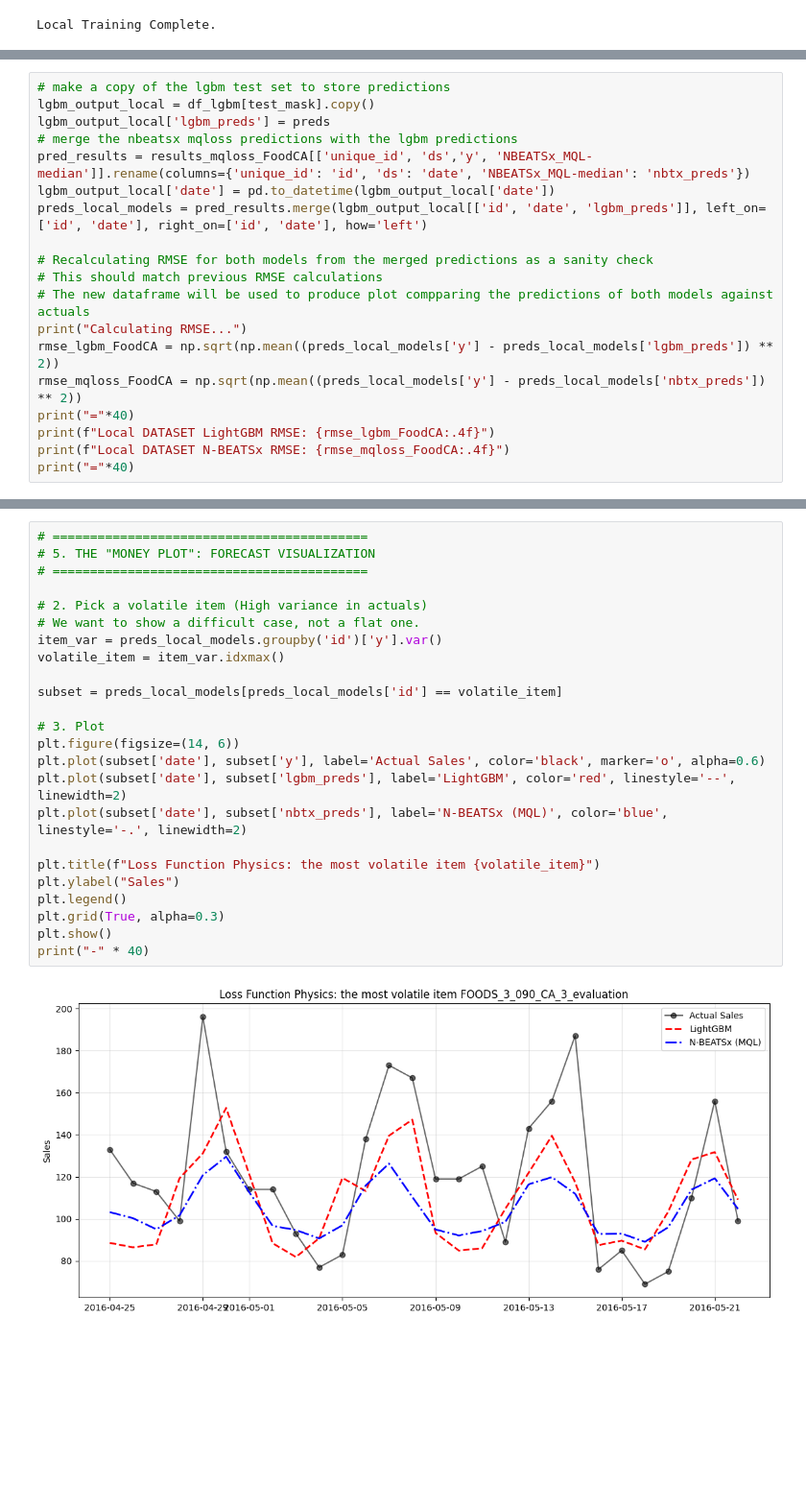
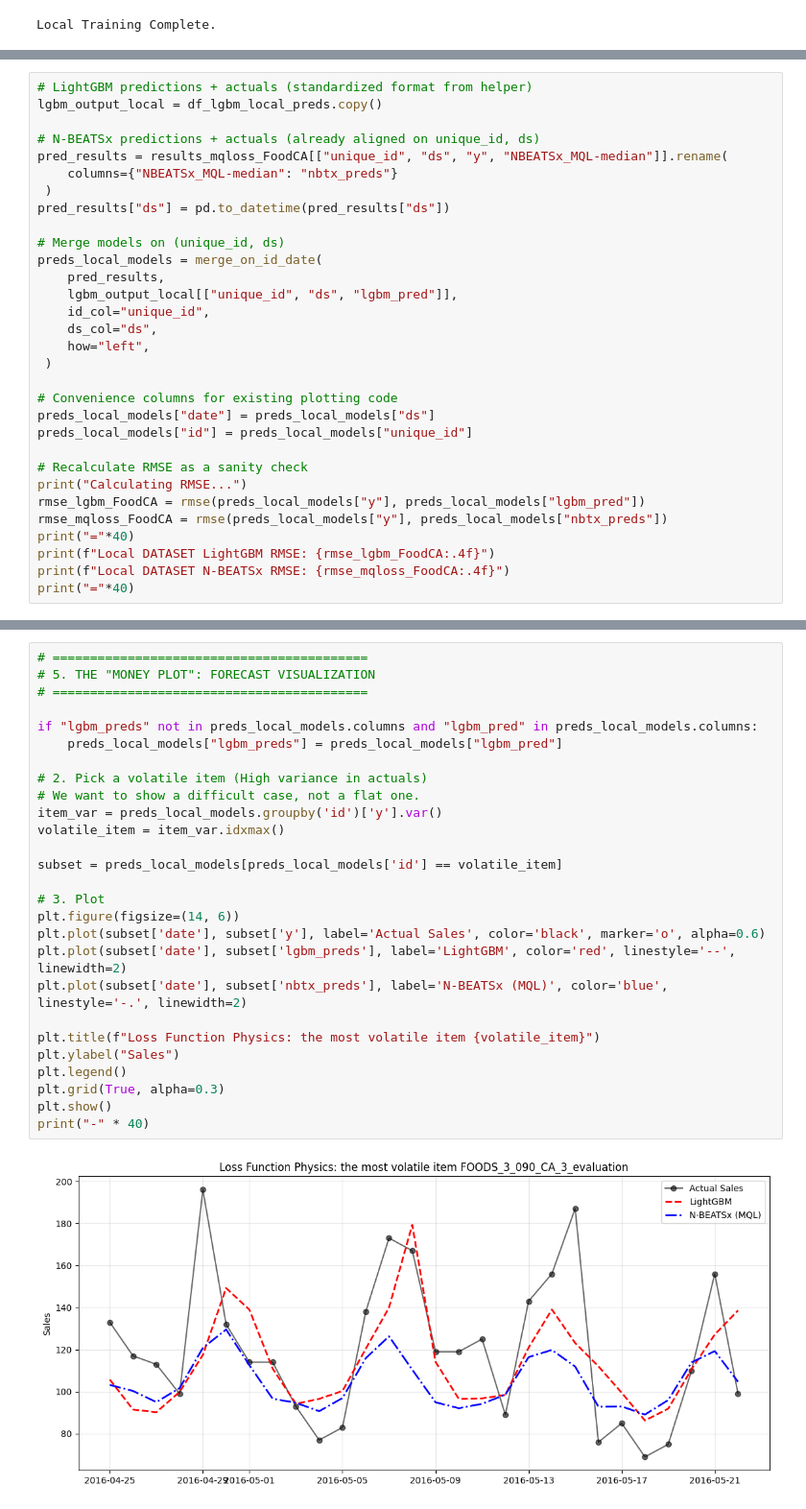
Before and after one commit to Zak-Las/Walmart-Demand-Forcasting, a Jupyter notebook: Notebooks/01_local_dynamics.ipynb, the cells around one changed output, grey strips where cells are left out. Shown at 96% size. Drawn from its saved outputs; the diff is of its cells as text; blank space fills up the shorter version.

```diff
--- a/Notebooks/01_local_dynamics.ipynb
+++ b/Notebooks/01_local_dynamics.ipynb
@@ -902,18 +706,30 @@ Local DATASET N-BEATSx RMSE: 2.6286
 # %%
-# make a copy of the lgbm test set to store predictions
-lgbm_output_local = df_lgbm[test_mask].copy()
-lgbm_output_local['lgbm_preds'] = preds
-# merge the nbeatsx mqloss predictions with the lgbm predictions
-pred_results = results_mqloss_FoodCA[['unique_id', 'ds','y', 'NBEATSx_MQL-median']].rename(columns={'unique_id': 'id', 'ds': 'date', 'NBEATSx_MQL-median': 'nbtx_preds'})
-lgbm_output_local['date'] = pd.to_datetime(lgbm_output_local['date'])
-preds_local_models = pred_results.merge(lgbm_output_local[['id', 'date', 'lgbm_preds']], left_on=['id', 'date'], right_on=['id', 'date'], how='left')
+# LightGBM predictions + actuals (standardized format from helper)
+lgbm_output_local = df_lgbm_local_preds.copy()
 
-# Recalculating RMSE for both models from the merged predictions as a sanity check
-# This should match previous RMSE calculations
-# The new dataframe will be used to produce plot compparing the predictions of both models against actuals
+# N-BEATSx predictions + actuals (already aligned on unique_id, ds)
+pred_results = results_mqloss_FoodCA[["unique_id", "ds", "y", "NBEATSx_MQL-median"]].rename(
+    columns={"NBEATSx_MQL-median": "nbtx_preds"}
+ )
+pred_results["ds"] = pd.to_datetime(pred_results["ds"])
+
+# Merge models on (unique_id, ds)
+preds_local_models = merge_on_id_date(
+    pred_results,
+    lgbm_output_local[["unique_id", "ds", "lgbm_pred"]],
+    id_col="unique_id",
+    ds_col="ds",
+    how="left",
+ )
+
+# Convenience columns for existing plotting code
+preds_local_models["date"] = preds_local_models["ds"]
+preds_local_models["id"] = preds_local_models["unique_id"]
+
+# Recalculate RMSE as a sanity check
 print("Calculating RMSE...")
-rmse_lgbm_FoodCA = np.sqrt(np.mean((preds_local_models['y'] - preds_local_models['lgbm_preds']) ** 2))
-rmse_mqloss_FoodCA = np.sqrt(np.mean((preds_local_models['y'] - preds_local_models['nbtx_preds']) ** 2))
+rmse_lgbm_FoodCA = rmse(preds_local_models["y"], preds_local_models["lgbm_pred"])
+rmse_mqloss_FoodCA = rmse(preds_local_models["y"], preds_local_models["nbtx_preds"])
 print("="*40)
 print(f"Local DATASET LightGBM RMSE: {rmse_lgbm_FoodCA:.4f}")
 print(f"Local DATASET N-BEATSx RMSE: {rmse_mqloss_FoodCA:.4f}")
@@ -927,29 +743,32 @@ Local DATASET N-BEATSx RMSE: 2.6286
 # %%
 # ==========================================
 # 5. THE "MONEY PLOT": FORECAST VISUALIZATION
 # ==========================================
+
+if "lgbm_preds" not in preds_local_models.columns and "lgbm_pred" in preds_local_models.columns:
+    preds_local_models["lgbm_preds"] = preds_local_models["lgbm_pred"]
 
 # 2. Pick a volatile item (High variance in actuals)
 # We want to show a difficult case, not a flat one.
 item_var = preds_local_models.groupby('id')['y'].var()
 volatile_item = item_var.idxmax()
 
 subset = preds_local_models[preds_local_models['id'] == volatile_item]
 
 # 3. Plot
 plt.figure(figsize=(14, 6))
 plt.plot(subset['date'], subset['y'], label='Actual Sales', color='black', marker='o', alpha=0.6)
 plt.plot(subset['date'], subset['lgbm_preds'], label='LightGBM', color='red', linestyle='--', linewidth=2)
 plt.plot(subset['date'], subset['nbtx_preds'], label='N-BEATSx (MQL)', color='blue', linestyle='-.', linewidth=2)
 
 plt.title(f"Loss Function Physics: the most volatile item {volatile_item}")
 plt.ylabel("Sales")
 plt.legend()
 plt.grid(True, alpha=0.3)
 plt.show()
 print("-" * 40)
 # %% [output]
-[figure, old version]
+[figure, new version]
 ----------------------------------------
 # %% [markdown]
 # **Conclusion (local):**
```
Also changed, not shown: parts of 15 cells of this notebook, 1 other file.
